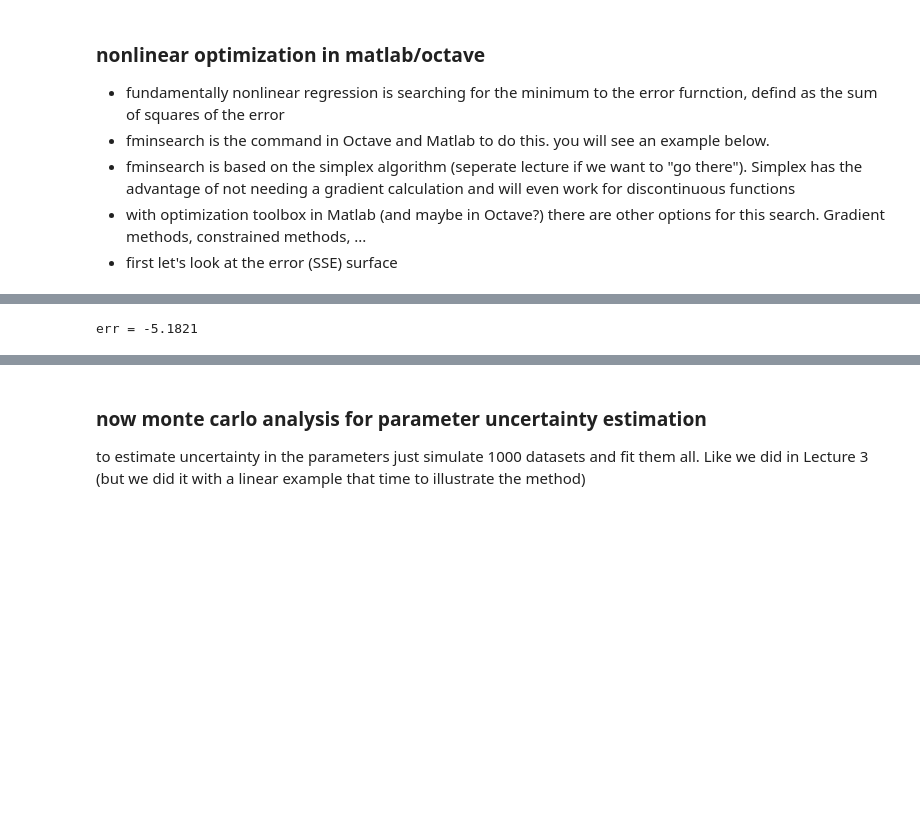
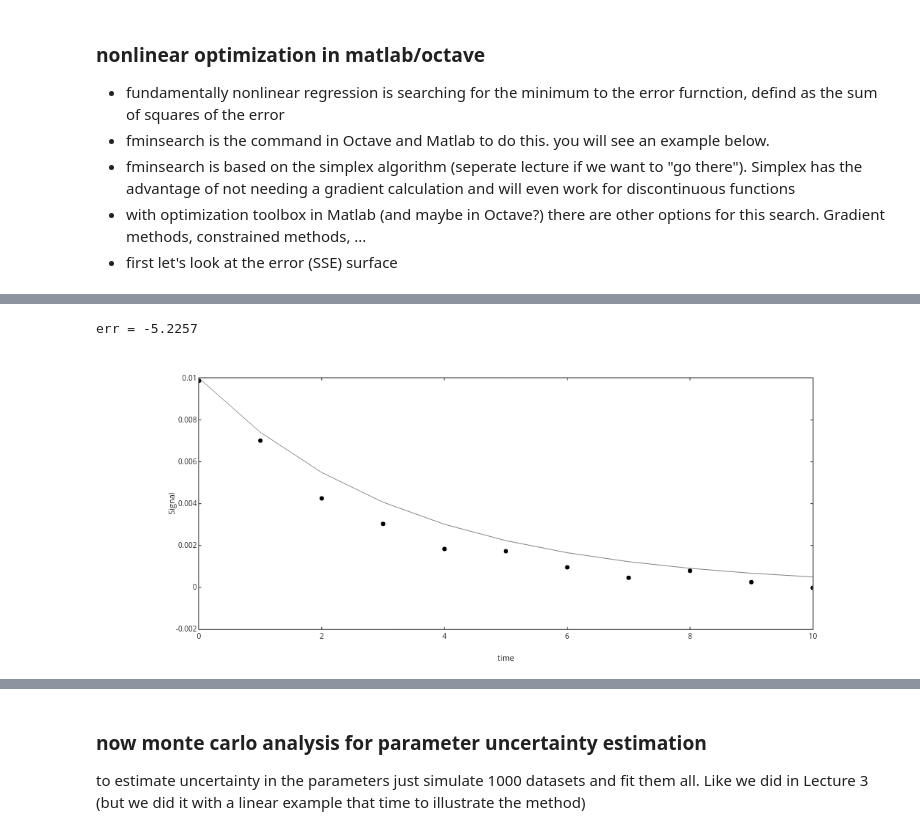
Before and after one commit to skotssd/geochemicalscripts, a Jupyter notebook: randomnumericalmethods/LECTURE4_nonlinear_regression.ipynb, the cells around one changed output, grey strips where cells are left out. Saved outputs shown, nothing was run; the diff lists cells and outputs as text; code cells hidden in the pictures; blank space fills up the shorter version.

```diff
--- a/randomnumericalmethods/LECTURE4_nonlinear_regression.ipynb
+++ b/randomnumericalmethods/LECTURE4_nonlinear_regression.ipynb
@@ -86,21 +88,24 @@ contour(N0range,krange,log10(SSE),10)
 # %%
 % so to optmize it we need to first define the error function
 % this is what will get minimized
+
+graphics_toolkit ("plotly")
 
 % initial guess
 
 errorfunction = @(p,N,t) (log10(sum((N-p(1).*exp(-p(2)*t)).^2)));
 
 ktst=0.3; N0tst=0.01; ptst=[N0tst ktst];
 
 err=errorfunction(ptst,N,t)
 
 Ntst=firstorderdecay(t,N0tst,ktst);
 
-graphics_toolkit ("plotly")
 plot(t,N,'ko',t,Ntst,'k-');
+xlabel('time'); ylabel('Signal')
 # %% [output]
-err = -5.1821
+err = -5.2257
+[figure, added]
 # %%
 % now best fit
 
```
Also changed, not shown: parts of 7 cells of this notebook.
